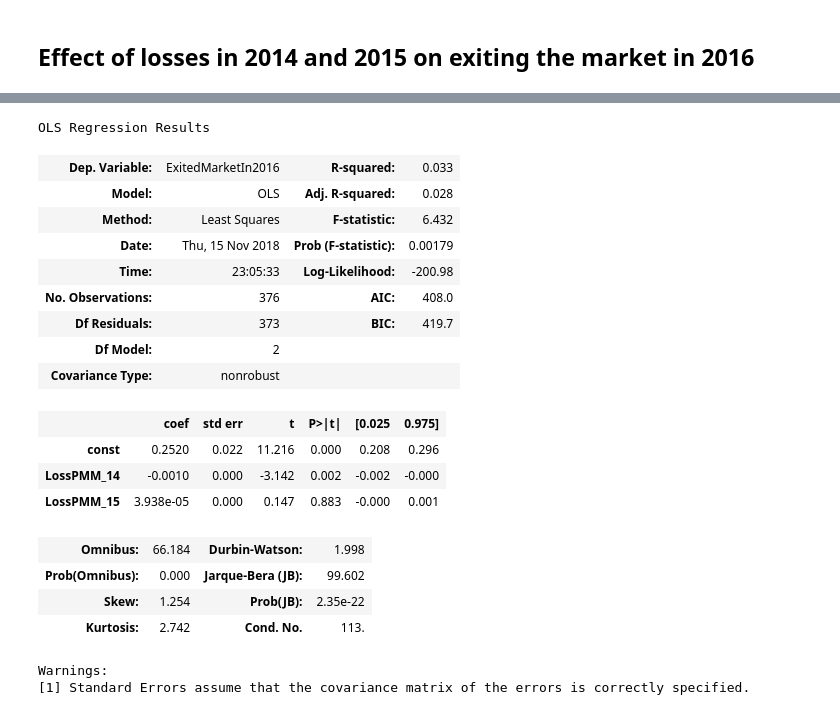
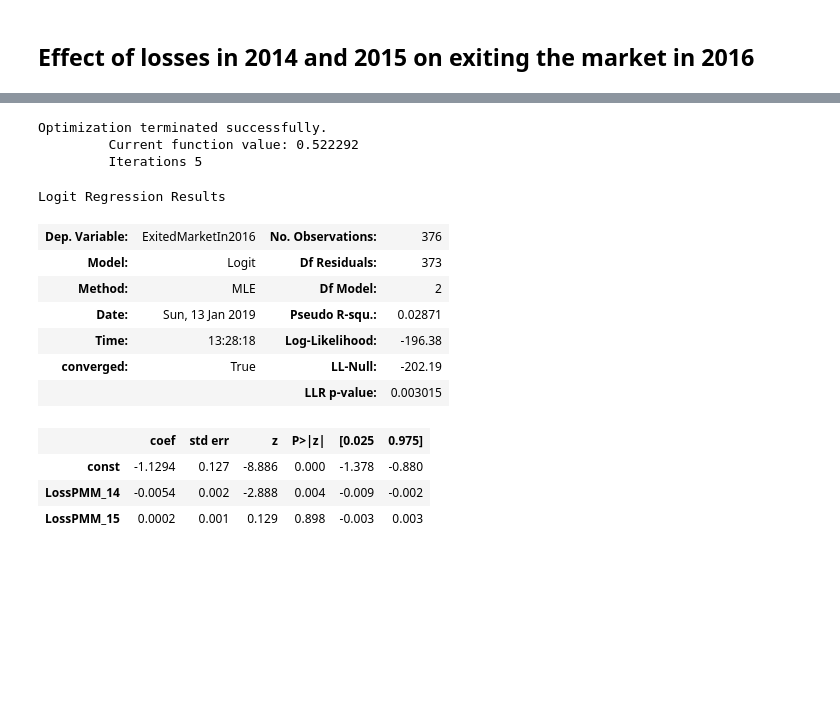
Before and after one commit to guanzgrace/risk-adjustment-model-validation, a Jupyter notebook: Validation.ipynb, the cells around one changed output, grey strips where cells are left out. Cells and saved outputs as stored; diff of their text form; code cells hidden in the pictures; blank space fills up the shorter version.

```diff
--- a/Validation.ipynb
+++ b/Validation.ipynb
@@ -787,33 +763,28 @@ Warnings:
 # %%
 # ExitedMarketIn 2016 = Loss 2014 + Loss 2015
 
 no_nulls = ind_data_exit[['LossPMM_14', 'LossPMM_15', 'ExitedMarketIn2016']].dropna()
 X = no_nulls[['LossPMM_14', 'LossPMM_15']]
 y = no_nulls['ExitedMarketIn2016']
 X = sm.add_constant(X)
-est = sm.OLS(y, X).fit()
+est = sm.Logit(y, X).fit()
 est.summary()
 # %% [output]
-OLS Regression Results
+Optimization terminated successfully.
+         Current function value: 0.522292
+         Iterations 5
+Logit Regression Results
-| Dep. Variable: | ExitedMarketIn2016 | R-squared: | 0.033 |
-| Model: | OLS | Adj. R-squared: | 0.028 |
-| Method: | Least Squares | F-statistic: | 6.432 |
-| Date: | Thu, 15 Nov 2018 | Prob (F-statistic): | 0.00179 |
-| Time: | 23:05:33 | Log-Likelihood: | -200.98 |
-| No. Observations: | 376 | AIC: | 408.0 |
-| Df Residuals: | 373 | BIC: | 419.7 |
-| Df Model: | 2 |  |  |
-| Covariance Type: | nonrobust |  |  |
+| Dep. Variable: | ExitedMarketIn2016 | No. Observations: | 376 |
+| Model: | Logit | Df Residuals: | 373 |
+| Method: | MLE | Df Model: | 2 |
+| Date: | Sun, 13 Jan 2019 | Pseudo R-squ.: | 0.02871 |
+| Time: | 13:28:18 | Log-Likelihood: | -196.38 |
+| converged: | True | LL-Null: | -202.19 |
+|  |  | LLR p-value: | 0.003015 |
-|  | coef | std err | t | P>|t| | [0.025 | 0.975] |
-| const | 0.2520 | 0.022 | 11.216 | 0.000 | 0.208 | 0.296 |
-| LossPMM_14 | -0.0010 | 0.000 | -3.142 | 0.002 | -0.002 | -0.000 |
-| LossPMM_15 | 3.938e-05 | 0.000 | 0.147 | 0.883 | -0.000 | 0.001 |
+|  | coef | std err | z | P>|z| | [0.025 | 0.975] |
+| const | -1.1294 | 0.127 | -8.886 | 0.000 | -1.378 | -0.880 |
+| LossPMM_14 | -0.0054 | 0.002 | -2.888 | 0.004 | -0.009 | -0.002 |
+| LossPMM_15 | 0.0002 | 0.001 | 0.129 | 0.898 | -0.003 | 0.003 |
-| Omnibus: | 66.184 | Durbin-Watson: | 1.998 |
-| Prob(Omnibus): | 0.000 | Jarque-Bera (JB): | 99.602 |
-| Skew: | 1.254 | Prob(JB): | 2.35e-22 |
-| Kurtosis: | 2.742 | Cond. No. | 113. |
-Warnings:
-[1] Standard Errors assume that the covariance matrix of the errors is correctly specified.
 # %%
 # Looking at the effect of losses in 2014 and 2015 on exiting the market in 2016
 
```
Also changed, not shown: parts of 22 cells of this notebook, 3 other files.
